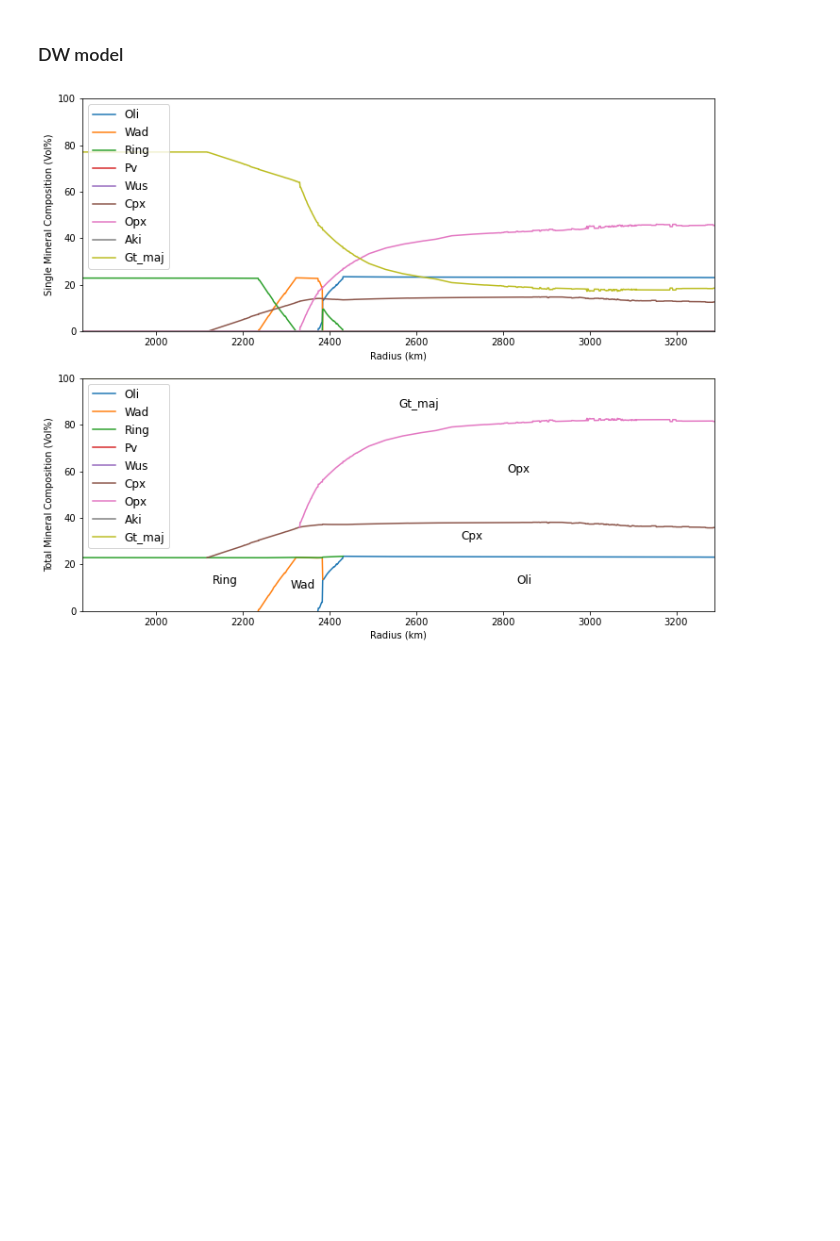
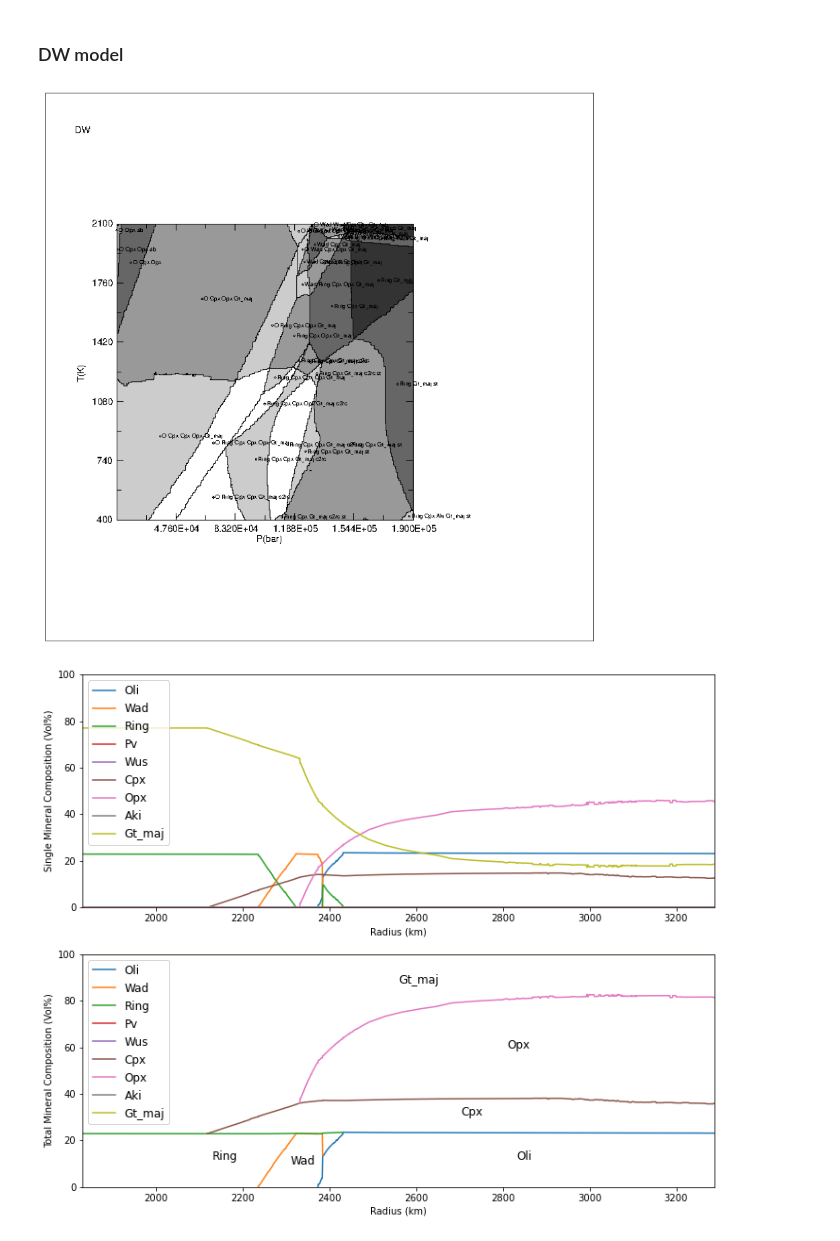
Before and after one commit to songshuhao1210/homework, a Jupyter notebook: ESSS5031_EarthAndPlanet/project/aim02/Properties_Plots.ipynb, the cells around one changed output. Saved outputs shown, nothing was run; the diff lists cells and outputs as text; code cells hidden in the pictures; blank space fills up the shorter version.

```diff
--- a/ESSS5031_EarthAndPlanet/project/aim02/Properties_Plots.ipynb
+++ b/ESSS5031_EarthAndPlanet/project/aim02/Properties_Plots.ipynb
@@ -196,6 +207,17 @@ plot_phase(rr_m,MAK,path)
 [figure]
 # %% [markdown]
 ### DW model
+# %%
+from PIL import Image
+import matplotlib.pyplot as plt
+img=Image.open('DW/DW.ps')
+plt.figure(figsize = (15,15))
+plt.imshow(img)
+plt.xticks(())
+plt.yticks(())
+plt.show()
+# %% [output]
+[figure, added]
 # %%
 DW = load_data('DW/DW_1.tab')
 DW['filename'] = "DW"
```
Also changed, not shown: parts of 9 cells of this notebook, 4 other files.
